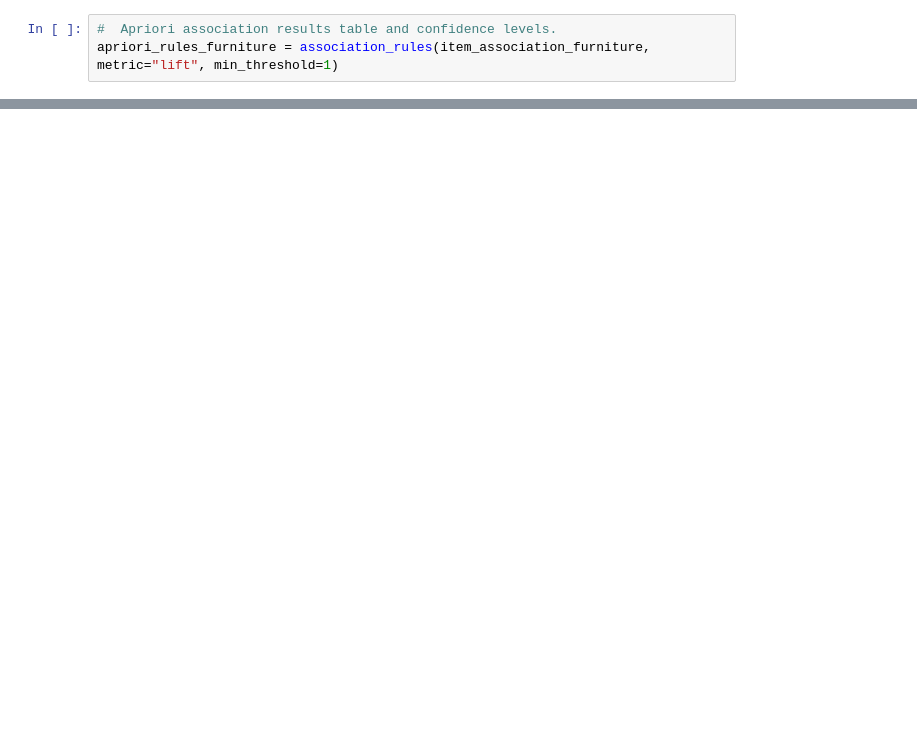
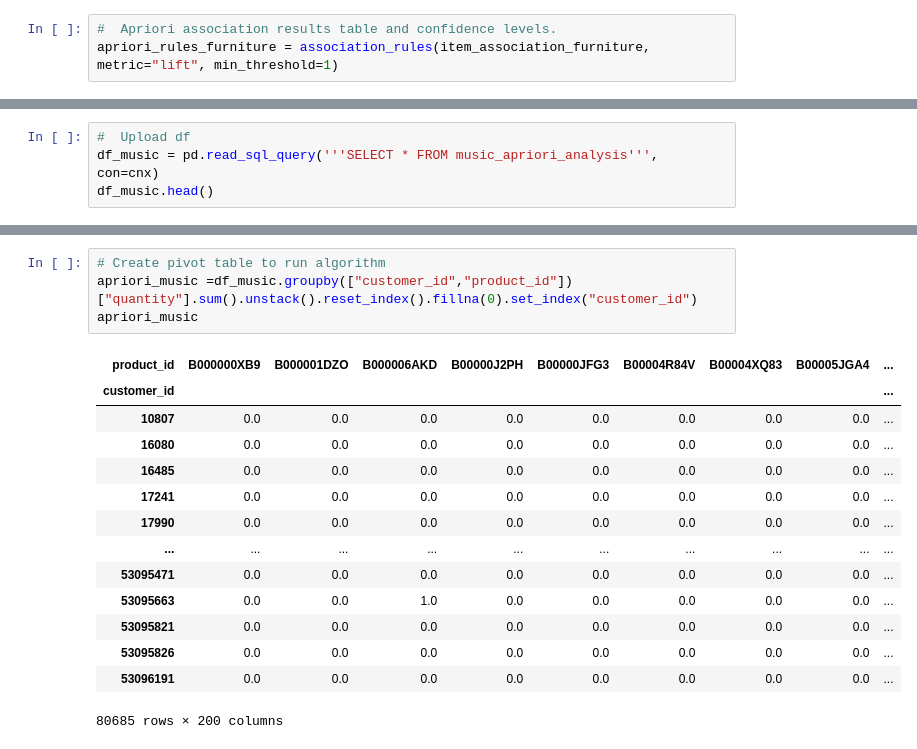
Before and after one commit to jbenasuli/consumer_behavior, a Jupyter notebook: ML_Apriori_Algorithm.ipynb, the cells around one changed output, grey strips where cells are left out. Drawn from its saved outputs; the diff is of its cells as text; blank space fills up the shorter version.

Commit message:
updates to apriori model

```diff
--- a/ML_Apriori_Algorithm.ipynb
+++ b/ML_Apriori_Algorithm.ipynb
@@ -247,0 +394,4 @@ apriori_rules_furniture
+# %%
+#  Upload df
+df_music = pd.read_sql_query('''SELECT * FROM music_apriori_analysis''', con=cnx)
+df_music.head()
@@ -247,0 +405,19 @@ apriori_rules_furniture
+# %%
+# Create pivot table to run algorithm
+apriori_music =df_music.groupby(["customer_id","product_id"])["quantity"].sum().unstack().reset_index().fillna(0).set_index("customer_id")
+apriori_music
+# %% [output]
+| product_id | B000000XB9 | B000001DZO | B000006AKD | B00000J2PH | B00000JFG3 | B00004R84V | B00004XQ83 | B00005JGA4 | ... |
+| customer_id |  |  |  |  |  |  |  |  | ... |
+| 10807 | 0.0 | 0.0 | 0.0 | 0.0 | 0.0 | 0.0 | 0.0 | 0.0 | ... |
+| 16080 | 0.0 | 0.0 | 0.0 | 0.0 | 0.0 | 0.0 | 0.0 | 0.0 | ... |
+| 16485 | 0.0 | 0.0 | 0.0 | 0.0 | 0.0 | 0.0 | 0.0 | 0.0 | ... |
+| 17241 | 0.0 | 0.0 | 0.0 | 0.0 | 0.0 | 0.0 | 0.0 | 0.0 | ... |
+| 17990 | 0.0 | 0.0 | 0.0 | 0.0 | 0.0 | 0.0 | 0.0 | 0.0 | ... |
+| ... | ... | ... | ... | ... | ... | ... | ... | ... | ... |
+| 53095471 | 0.0 | 0.0 | 0.0 | 0.0 | 0.0 | 0.0 | 0.0 | 0.0 | ... |
+| 53095663 | 0.0 | 0.0 | 1.0 | 0.0 | 0.0 | 0.0 | 0.0 | 0.0 | ... |
+| 53095821 | 0.0 | 0.0 | 0.0 | 0.0 | 0.0 | 0.0 | 0.0 | 0.0 | ... |
+| 53095826 | 0.0 | 0.0 | 0.0 | 0.0 | 0.0 | 0.0 | 0.0 | 0.0 | ... |
+| 53096191 | 0.0 | 0.0 | 0.0 | 0.0 | 0.0 | 0.0 | 0.0 | 0.0 | ... |
+80685 rows × 200 columns
```
Also changed, not shown: parts of 34 cells of this notebook.
